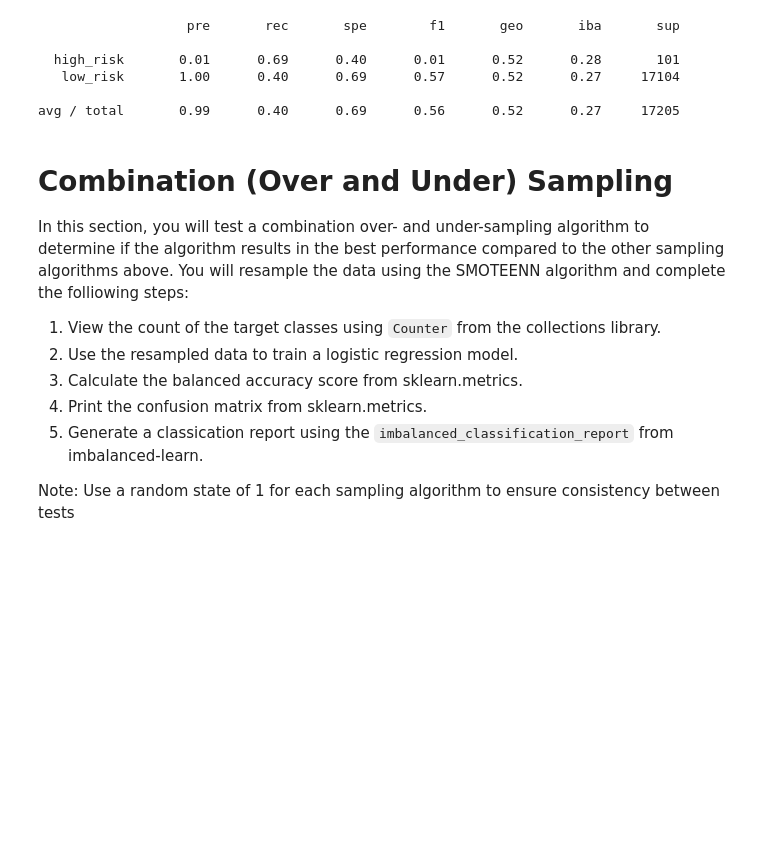
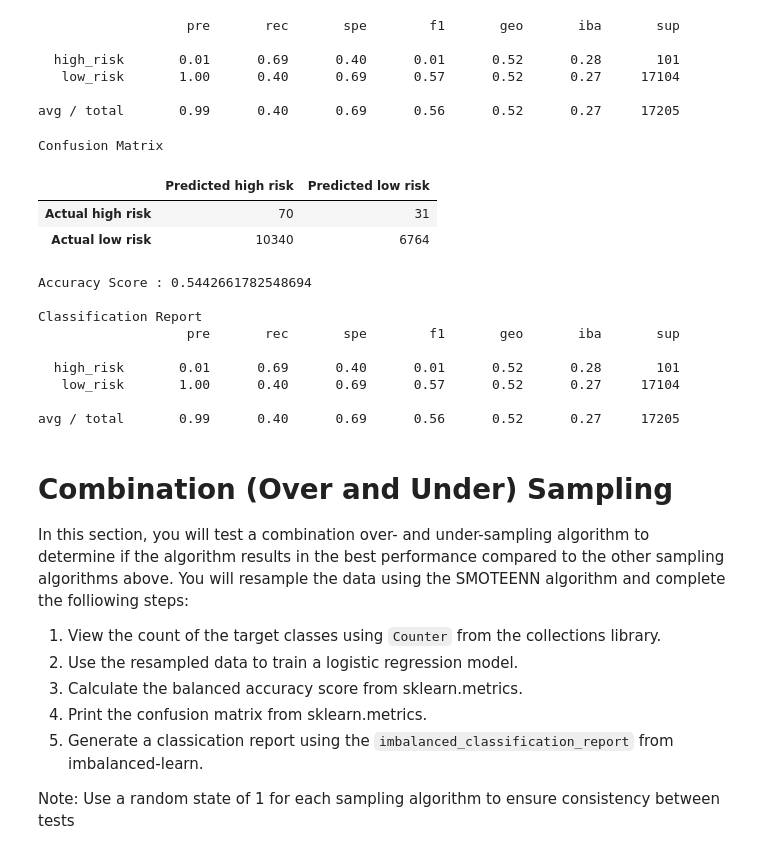
Before and after one commit to BLTerrell/Credit_Risk_Analysis, a Jupyter notebook: Module-17-Challenge-Resources/credit_risk_resampling.ipynb, the cells around one changed output. Cells and saved outputs as stored; diff of their text form; code cells hidden in the pictures; blank space fills up the shorter version.

```diff
--- a/Module-17-Challenge-Resources/credit_risk_resampling.ipynb
+++ b/Module-17-Challenge-Resources/credit_risk_resampling.ipynb
@@ -299,6 +349,31 @@ print(classification_report_imbalanced(y_test, y_pred_cc))
    low_risk       1.00      0.40      0.69      0.57      0.52      0.27     17104
 
 avg / total       0.99      0.40      0.69      0.56      0.52      0.27     17205
+# %%
+cm_cc = confusion_matrix(y_test, y_pred_cc)
+
+# Create a DataFrame from the confusion matrix.
+cm_cc_df = pd.DataFrame(cm_cc, index=["Actual high risk", "Actual low risk"], columns=["Predicted high risk", "Predicted low risk"])
+
+print("Confusion Matrix")
+display(cm_cc_df)
+print(f"Accuracy Score : {balanced_accuracy_score(y_test, y_pred_cc)}")
+print("\nClassification Report")
+print(classification_report_imbalanced(y_test, y_pred_cc))
+# %% [output]
+Confusion Matrix
+|  | Predicted high risk | Predicted low risk |
+| Actual high risk | 70 | 31 |
+| Actual low risk | 10340 | 6764 |
+Accuracy Score : 0.5442661782548694
+
+Classification Report
+                   pre       rec       spe        f1       geo       iba       sup
+
+  high_risk       0.01      0.69      0.40      0.01      0.52      0.28       101
+   low_risk       1.00      0.40      0.69      0.57      0.52      0.27     17104
+
+avg / total       0.99      0.40      0.69      0.56      0.52      0.27     17205
 # %% [markdown]
 # Combination (Over and Under) Sampling
 
```
Also changed, not shown: parts of 4 cells of this notebook, 13 other files.
